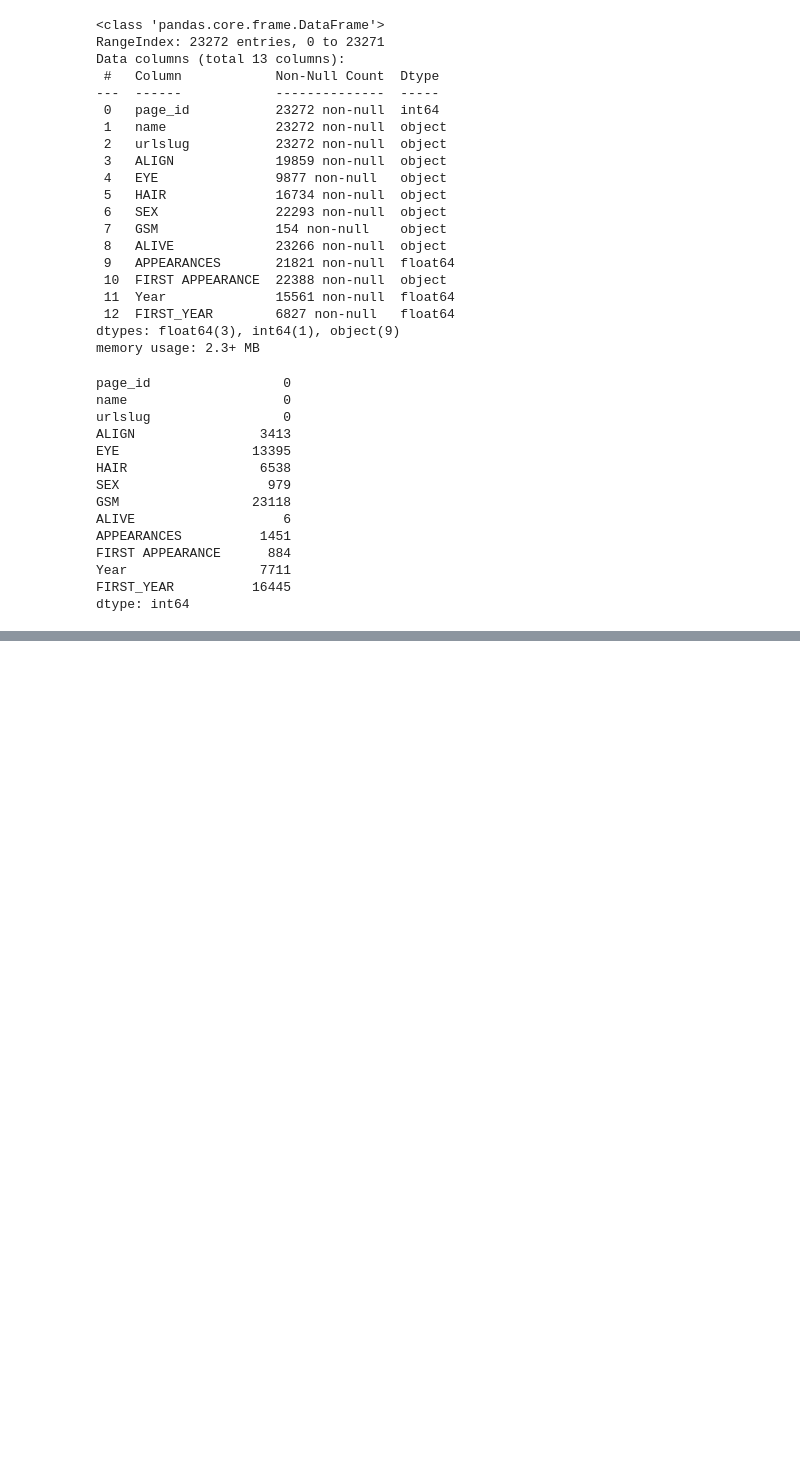
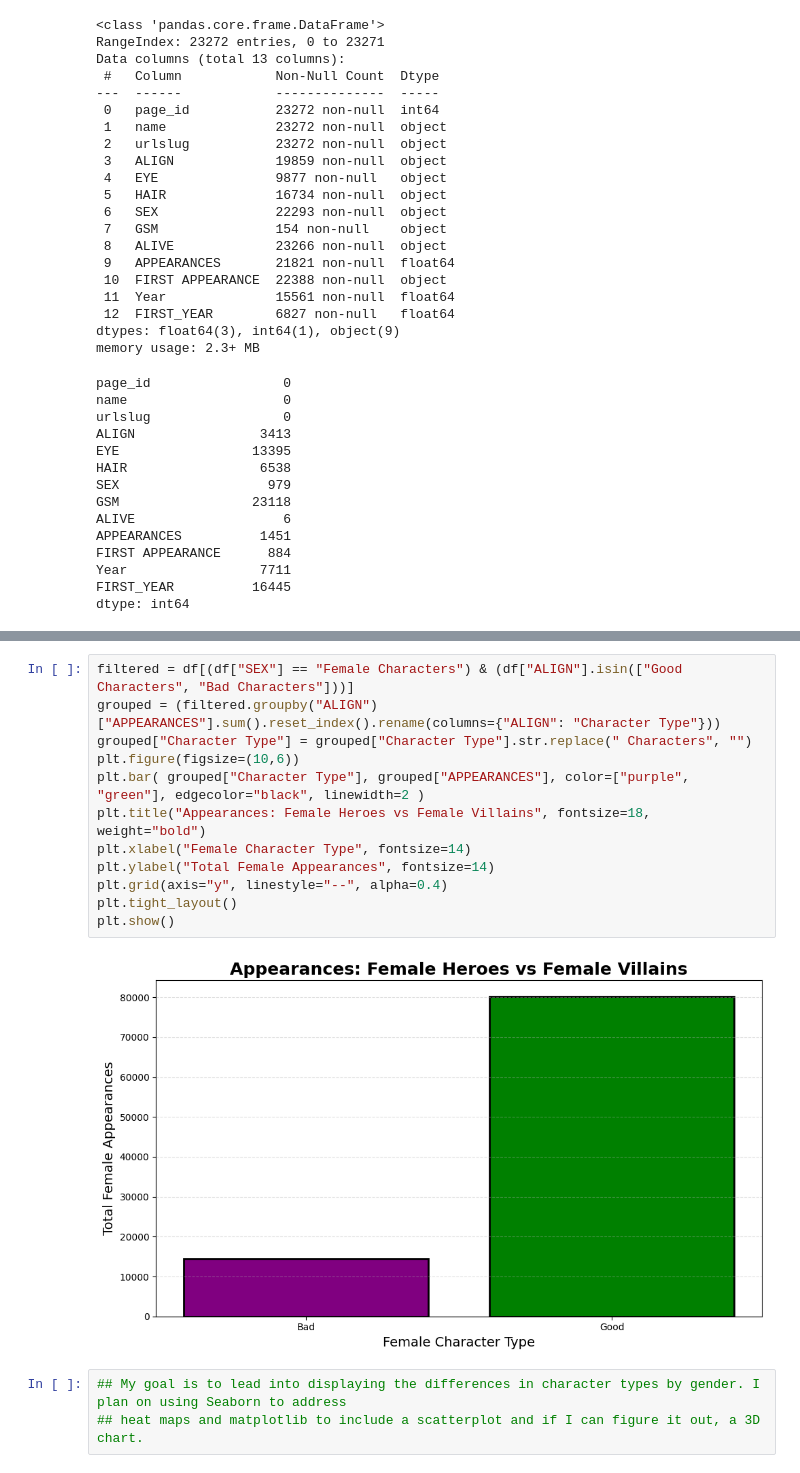
Before and after one commit to Ryanohmm/Data_work, a Jupyter notebook: data.ipynb, the cells around one changed output, grey strips where cells are left out. Cells and saved outputs as stored; diff of their text form; blank space fills up the shorter version.

```diff
--- a/data.ipynb
+++ b/data.ipynb
@@ -262,0 +495,17 @@ dtype: int64
+# %%
+filtered = df[(df["SEX"] == "Female Characters") & (df["ALIGN"].isin(["Good Characters", "Bad Characters"]))]
+grouped = (filtered.groupby("ALIGN")["APPEARANCES"].sum().reset_index().rename(columns={"ALIGN": "Character Type"}))
+grouped["Character Type"] = grouped["Character Type"].str.replace(" Characters", "")
+plt.figure(figsize=(10,6))
+plt.bar( grouped["Character Type"], grouped["APPEARANCES"], color=["purple", "green"], edgecolor="black", linewidth=2 )
+plt.title("Appearances: Female Heroes vs Female Villains", fontsize=18, weight="bold")
+plt.xlabel("Female Character Type", fontsize=14)
+plt.ylabel("Total Female Appearances", fontsize=14)
+plt.grid(axis="y", linestyle="--", alpha=0.4)
+plt.tight_layout()
+plt.show()
+# %% [output]
+[figure, added]
+# %%
+## My goal is to lead into displaying the differences in character types by gender. I plan on using Seaborn to address
+## heat maps and matplotlib to include a scatterplot and if I can figure it out, a 3D chart.
```
Also changed, not shown: parts of 24 cells of this notebook, 1 other file.
